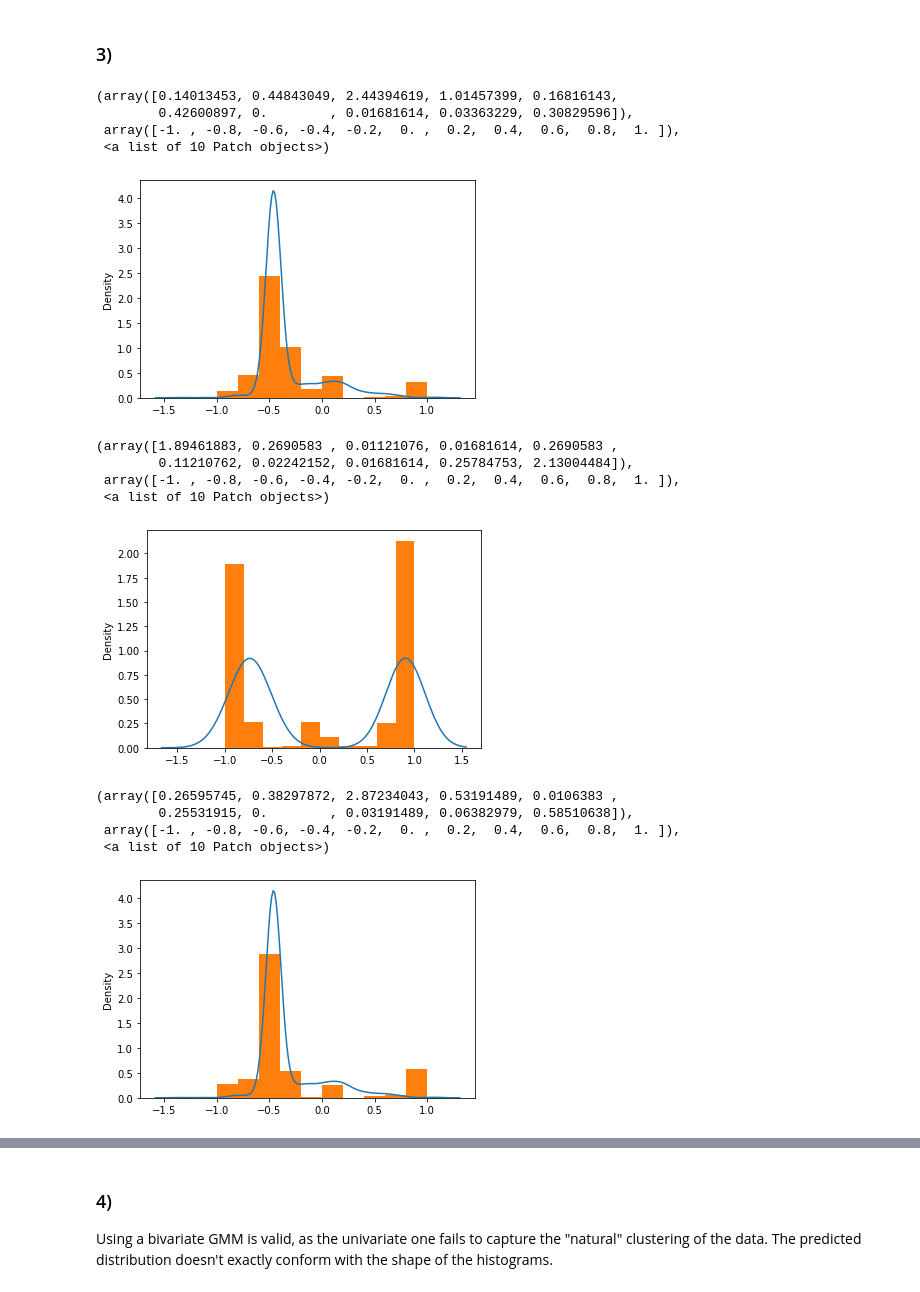
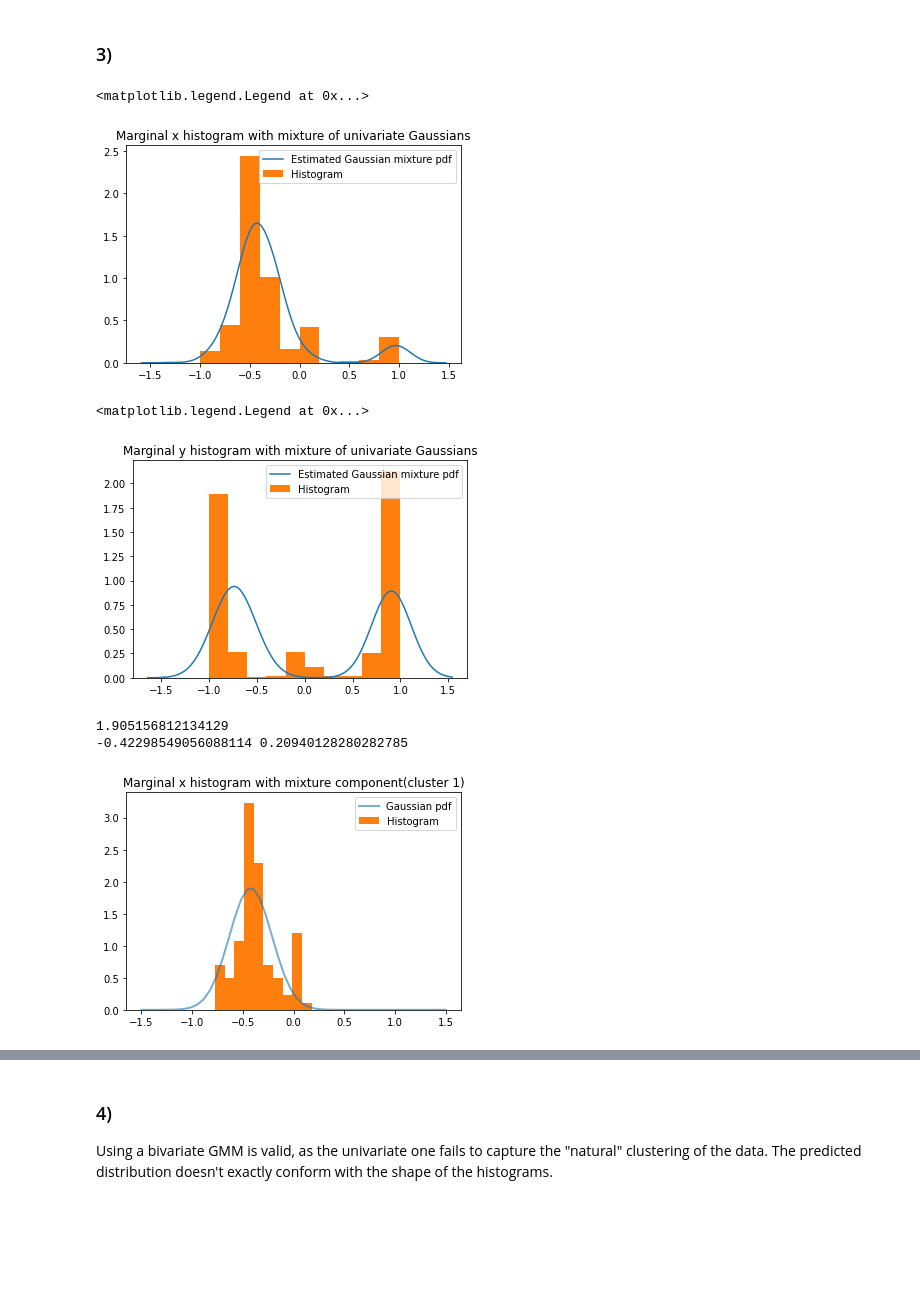
Before and after one commit to siriusted/GMM, a Jupyter notebook: Lab1.ipynb, the cells around one changed output, grey strips where cells are left out. Cells and saved outputs as stored; diff of their text form; code cells hidden in the pictures; blank space fills up the shorter version.

Commit message:
add some title and legends, fix pdfs to use stddev not var, fix marginal plots per cluster

```diff
--- a/Lab1.ipynb
+++ b/Lab1.ipynb
@@ -217,7 +196,7 @@ X = np.copy(data2)
 
 lowest_bic = np.infty
 bic = []
-n_components_range = range(1, 3)
+n_components_range = range(1, 5)
 cv_types = ['spherical', 'tied', 'diag', 'full']
 for cv_type in cv_types:
     for n_components in n_components_range:
@@ -316,78 +294,81 @@ fig.show()
 # %%
 import seaborn as sns
 
 all_x = []
 all_y = []
 
 for x_i , y_i in data2:
     all_x.append(x_i)
     all_y.append(y_i)
 
 # fitting a univariate gmm on x-coordinates only
-model_x = GaussianMixture(n_components=2)
+model_x = GaussianMixture(n_components=2, n_init=10, random_state=1)
 model_x_pred = model_x.fit_predict(np.array(all_x).reshape(-1,1))
 # extracting the parameters
-weights = model_x.weights_
-mu = model_x.means_
-sigma = model_x.covariances_
+weights_x = model_x.weights_.reshape(-1,)
+mu_x = model_x.means_.reshape(-1,)
+sigma_x = model_x.covariances_.reshape(-1,)
+sdevs_x = np.sqrt(sigma_x)
 
 samples_x = []
 # generating random data according to the distribution to plot it
 for i in range(0, 1000):
-    if random.uniform(0, 1) < weights[0]:
+    if random.uniform(0, 1) < weights_x[0]:
         z = 0
     else:
         z = 1
-    samples_x.append(np.random.normal(mu[z], sigma[z], 1))
+    samples_x.append(np.random.normal(mu_x[z], sdevs_x[z], 1))
 
 # plot the predicted distribution curve along with the histogram of the x-coordinates
-sns.distplot(samples_x, hist=False)
+sns.distplot(samples_x, hist=False, label='Estimated Gaussian mixture pdf')
 
-plt.hist(all_x, density=True)
+plt.hist(all_x, density=True, label='Histogram')
+plt.title('Marginal x histogram with mixture of univariate Gaussians')
+plt.legend()
 # %% [output]
-(array([0.14013453, 0.44843049, 2.44394619, 1.01457399, 0.16816143,
-        0.42600897, 0.        , 0.01681614, 0.03363229, 0.30829596]),
- array([-1. , -0.8, -0.6, -0.4, -0.2,  0. ,  0.2,  0.4,  0.6,  0.8,  1. ]),
- <a list of 10 Patch objects>)
+<matplotlib.legend.Legend at 0x...>
-[figure, old version]
+[figure, new version]
 # %%
 # SAME BUT FOR Y-COORDINATES
 
-model_y = GaussianMixture(n_components=2)
+model_y = GaussianMixture(n_components=2, n_init=10)
 model_y_pred = model_y.fit_predict(np.array(all_y).reshape(-1,1))
 
-weights = model_y.weights_
-mu = model_y.means_
-sigma = model_y.covariances_
+weights_y = model_y.weights_.reshape(-1,)
+mu_y = model_y.means_.reshape(-1,)
+sigma_y = model_y.covariances_.reshape(-1,)
+sdevs_y = np.sqrt(sigma_y)
 
 samples_y = []
 for i in range(0, 1000):
-    if random.uniform(0, 1) < weights[0]:
+    if random.uniform(0, 1) < weights_y[0]:
         z = 0
     else:
         z = 1
-    samples_y.append(np.random.normal(mu[z], sigma[z], 1))
+    samples_y.append(np.random.normal(mu_y[z], sigma_y[z], 1))
 
-sns.distplot(samples_y, hist=False)
+sns.distplot(samples_y, hist=False, label='Estimated Gaussian mixture pdf')
 
-plt.hist(all_y, density=True)
+plt.hist(all_y, density=True, label='Histogram')
+plt.title('Marginal y histogram with mixture of univariate Gaussians')
+plt.legend()
 # %% [output]
-(array([1.89461883, 0.2690583 , 0.01121076, 0.01681614, 0.2690583 ,
-        0.11210762, 0.02242152, 0.01681614, 0.25784753, 2.13004484]),
- array([-1. , -0.8, -0.6, -0.4, -0.2,  0. ,  0.2,  0.4,  0.6,  0.8,  1. ]),
- <a list of 10 Patch objects>)
+<matplotlib.legend.Legend at 0x...>
-[figure, old version]
+[figure, new version]
 # %%
 # plotting the histogram of x-coordinates of the FIRST CLASS against the univariate distr
-
-sns.distplot(samples_x, hist=False)
-plt.hist(x1, density=True)
+from scipy.stats import norm
+# sns.distplot(samples_x, hist=False)
+plt.plot(x, norm.pdf(x, loc=mu_x[0], scale=sdevs_x[0]), lw=2, alpha=0.6, label='Gaussian pdf')
+plt.hist(x1, density=True, label='Histogram')
+plt.title('Marginal x histogram with mixture component(cluster 1)')
+plt.legend()
+print(1 / (np.sqrt(2 * np.pi) * sdevs_x[0]))
+print(mu_x[0], sdevs_x[0])
 # %% [output]
-(array([0.26595745, 0.38297872, 2.87234043, 0.53191489, 0.0106383 ,
-        0.25531915, 0.        , 0.03191489, 0.06382979, 0.58510638]),
- array([-1. , -0.8, -0.6, -0.4, -0.2,  0. ,  0.2,  0.4,  0.6,  0.8,  1. ]),
- <a list of 10 Patch objects>)
+1.905156812134129
+-0.42298549056088114 0.20940128280282785
-[figure, old version]
+[figure, new version]
 # %%
 # plotting the x coordinates of the SECOND CLASS against the univariate distr
 
```
Also changed, not shown: parts of 19 cells of this notebook.
